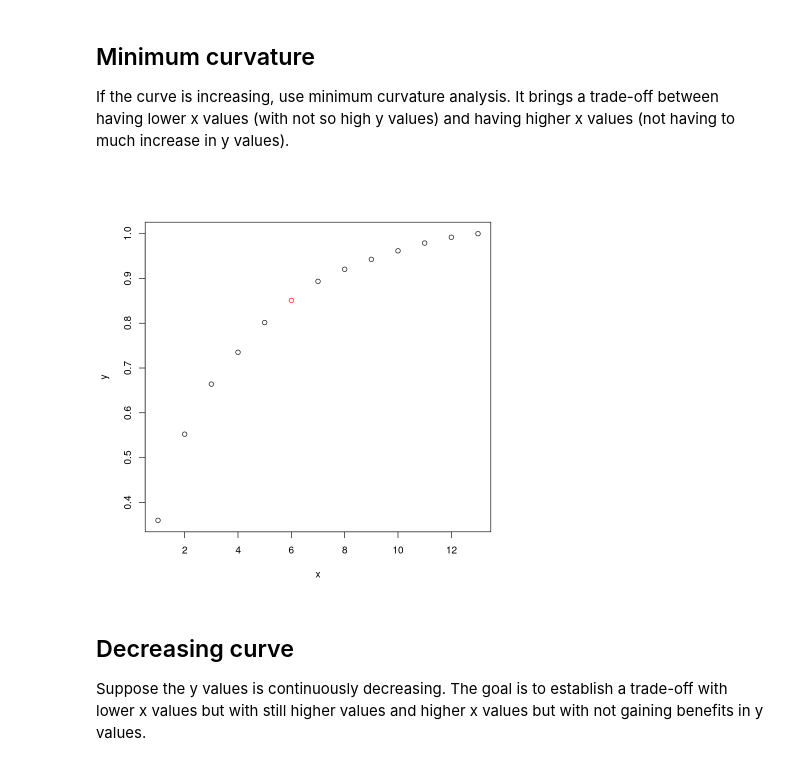
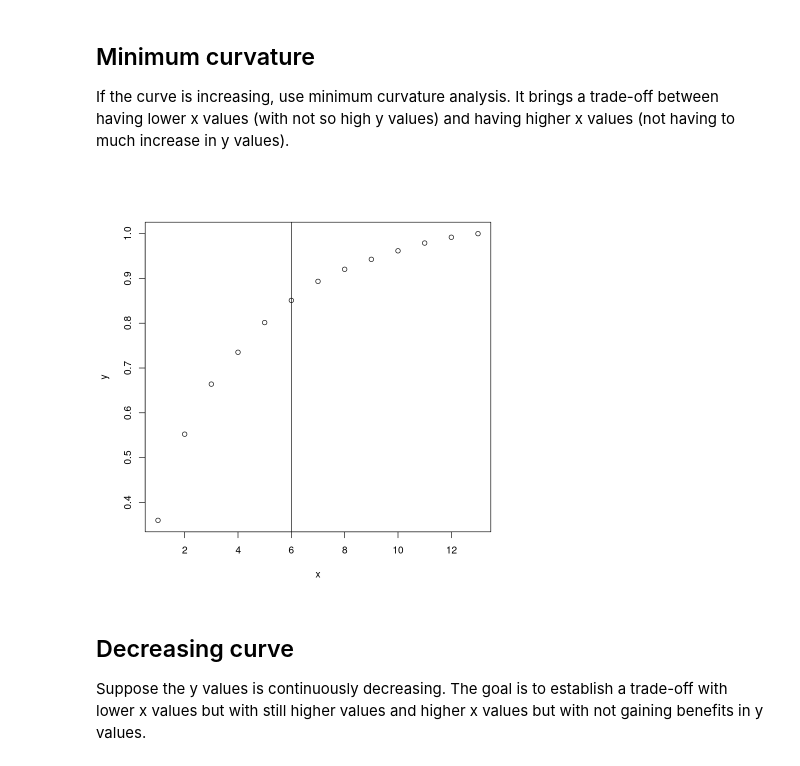
Before and after one commit to felipeat07/daltoolbox, a Jupyter notebook: examples/general/dal_fitting.ipynb, the cells around one changed output. Saved outputs shown, nothing was run; the diff lists cells and outputs as text; code cells hidden in the pictures.

```diff
--- a/examples/general/dal_fitting.ipynb
+++ b/examples/general/dal_fitting.ipynb
@@ -37,9 +37,10 @@ It brings a trade-off between having lower x values (with not so high y values)
 # %%
 myfit <- fit_curvature_min()
 res <- transform(myfit, y)
-plot.fit_curvature(myfit, y, res)
+plot(x, y)
+abline(v=res$x)
 # %% [output]
-[figure, old version]
+[figure, new version]
 # %% [markdown]
 ## Decreasing curve
 Suppose the y values is continuously decreasing.
```
Also changed, not shown: parts of 2 cells of this notebook, 2 other files.
